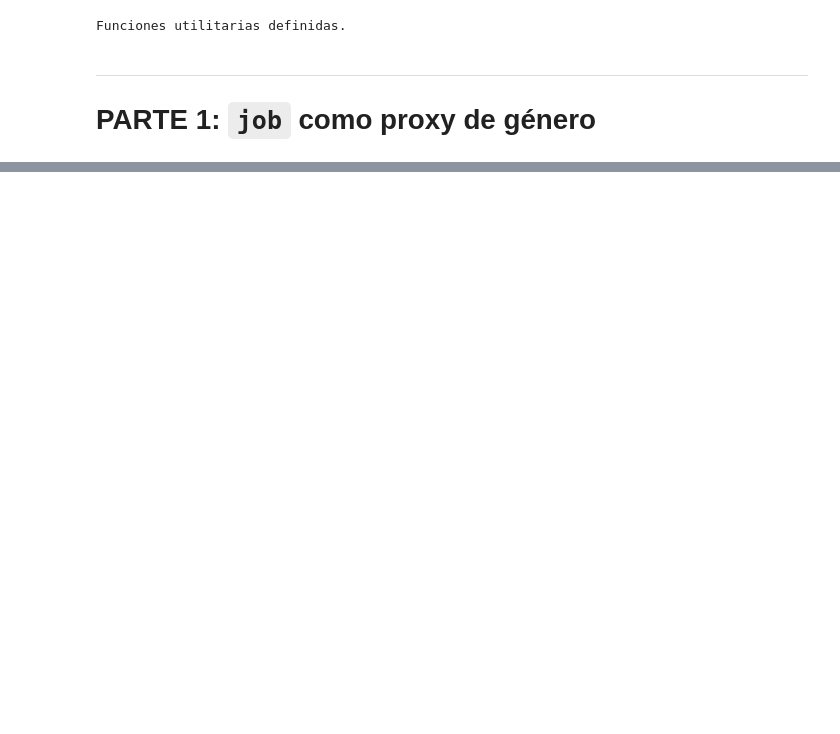
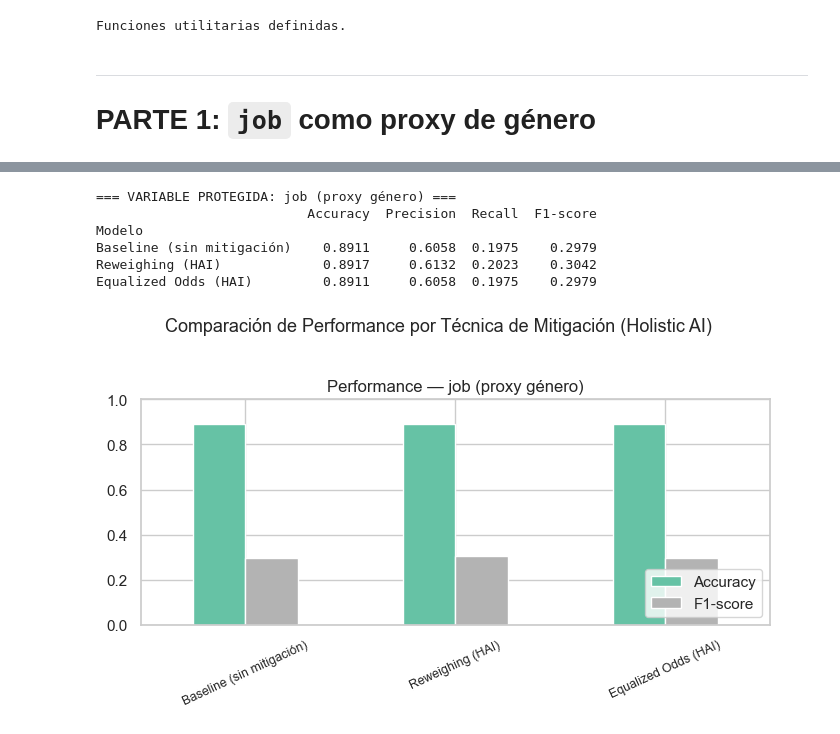
Before and after one commit to eltanook/bank-marketing, a Jupyter notebook: ej4.ipynb, the cells around one changed output, grey strips where cells are left out. Saved outputs shown, nothing was run; the diff lists cells and outputs as text; code cells hidden in the pictures; blank space fills up the shorter version.

```diff
--- a/ej4.ipynb
+++ b/ej4.ipynb
@@ -381,0 +270,48 @@ En el **Ejercicio 5** compararemos formalmente todos estos resultados con el mod
+# %%
+def resumen_performance(y_true, predicciones_dict):
+    """Tabla de métricas clásicas para múltiples modelos."""
+    rows = []
+    for nombre, y_pred in predicciones_dict.items():
+        rows.append({
+            'Modelo': nombre,
+            'Accuracy':  accuracy_score(y_true, y_pred),
+            'Precision': precision_score(y_true, y_pred, zero_division=0),
+            'Recall':    recall_score(y_true, y_pred, zero_division=0),
+            'F1-score':  f1_score(y_true, y_pred, zero_division=0),
+        })
+    return pd.DataFrame(rows).set_index('Modelo').round(4)
+
+
+print('=== VARIABLE PROTEGIDA: job (proxy género) ===')
+df_perf_job = resumen_performance(
+    y_test,
+    {
+        'Baseline (sin mitigación)': y_pred_orig,
+        'Reweighing (HAI)':          y_pred_rw_job,
+        'Equalized Odds (HAI)':      y_pred_eo_job,
+    }
+)
+print(df_perf_job.to_string())
+
+# ── Gráfico comparativo de Accuracy y F1 ─────────────────────────────────────
+fig, ax = plt.subplots(figsize=(7, 4))
+
+for df_p, titulo in zip([df_perf_job], ['job (proxy género)']):
+    df_p[['Accuracy', 'F1-score']].plot(kind='bar', ax=ax, colormap='Set2', rot=25)
+    ax.set_title(f'Performance — {titulo}', fontsize=12)
+    ax.set_ylim(0, 1)
+    ax.set_xlabel('')
+    ax.legend(loc='lower right')
+    ax.tick_params(axis='x', labelsize=9)
+
+plt.suptitle('Comparación de Performance por Técnica de Mitigación (Holistic AI)', fontsize=13, y=1.02)
+plt.tight_layout()
+plt.show()
+# %% [output]
+=== VARIABLE PROTEGIDA: job (proxy género) ===
+                           Accuracy  Precision  Recall  F1-score
+Modelo
+Baseline (sin mitigación)    0.8911     0.6058  0.1975    0.2979
+Reweighing (HAI)             0.8917     0.6132  0.2023    0.3042
+Equalized Odds (HAI)         0.8911     0.6058  0.1975    0.2979
+[figure, added]
```
Also changed, not shown: parts of 21 cells of this notebook, 9 other files.
